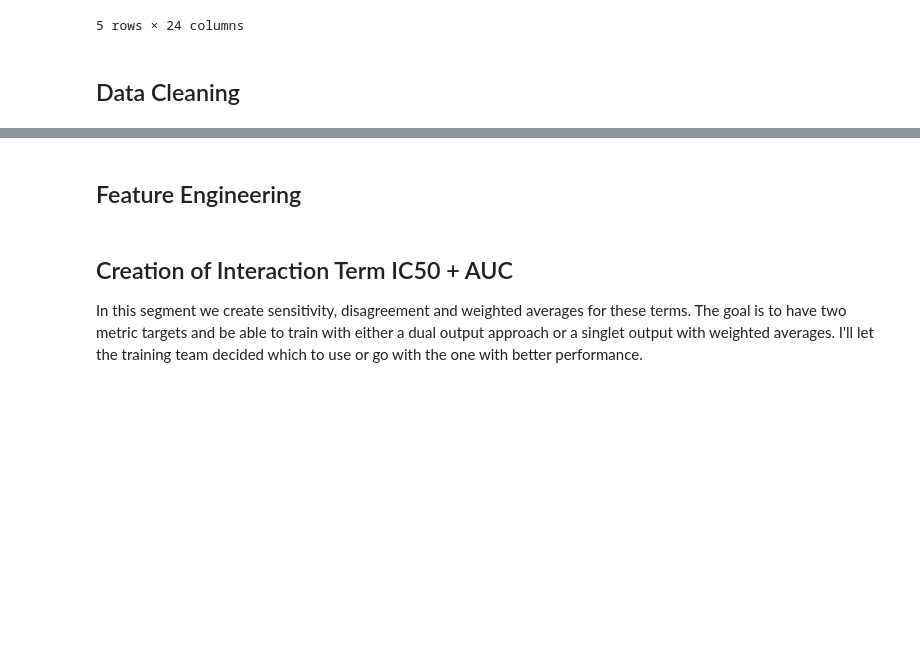
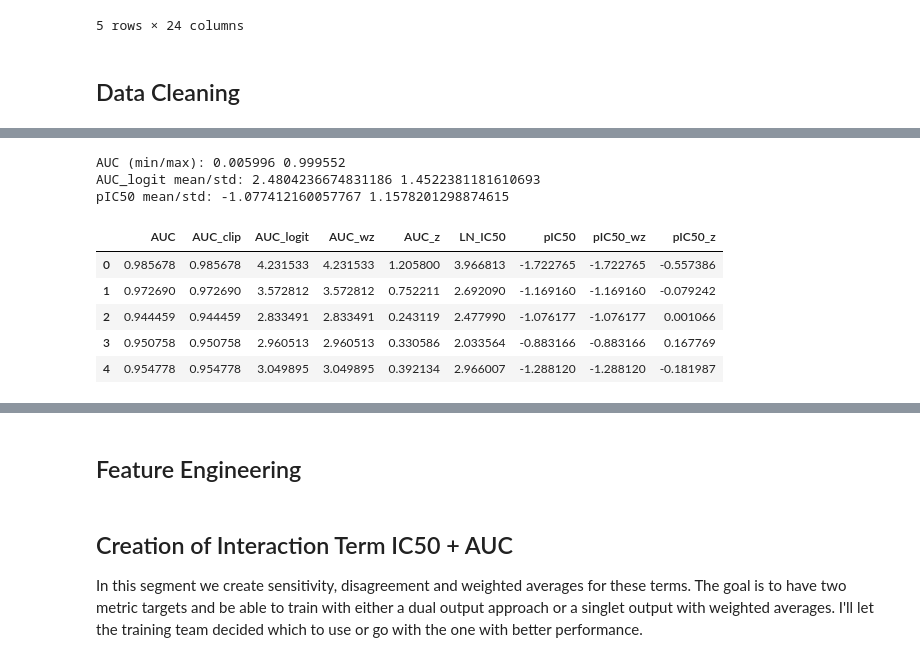
Before and after one commit to thabinhl21/pharmascopex, a Jupyter notebook: FeatureEngineering.ipynb, the cells around one changed output, grey strips where cells are left out. Saved outputs shown, nothing was run; the diff lists cells and outputs as text; code cells hidden in the pictures; blank space fills up the shorter version.

```diff
--- a/FeatureEngineering.ipynb
+++ b/FeatureEngineering.ipynb
@@ -26,0 +97,70 @@ gdsc_merged.head(5)
+# %%
+# get rid of bad values, make sure everything is numeric
+df_clean["AUC"] = pd.to_numeric(df_clean["AUC"], errors="coerce")
+df_clean["LN_IC50"] = pd.to_numeric(df_clean["LN_IC50"], errors="coerce")
+df_clean = df_clean.dropna(subset=["AUC", "LN_IC50"]).copy()
+# %%
+import numpy as np
+
+# params
+eps = 1e-6
+w = 1.0
+
+
+#AUC: clip → logit → winsorize → z-score
+
+
+#clip to (0,1) so logit is defined
+df_clean["AUC_clip"] = np.clip(df_clean["AUC"].astype(float), eps, 1 - eps)
+
+#logit for linearity
+df_clean["AUC_logit"] = np.log(df_clean["AUC_clip"] / (1.0 - df_clean["AUC_clip"]))
+
+#winsorize for extreme tails
+l, h = np.nanpercentile(df_clean["AUC_logit"], [w, 100 - w])
+df_clean["AUC_wz"] = df_clean["AUC_logit"].clip(l, h)
+
+#standardize (z-score)
+meanAUC = df_clean["AUC_logit"].mean()
+stdAUC = df_clean["AUC_logit"].std(ddof=0)
+df_clean["AUC_z"] = (df_clean["AUC_logit"] - meanAUC) / (stdAUC if stdAUC != 0 else 1.0)
+
+#IC50: LN_IC50 → pIC50 → winsorize → z-score
+
+
+#natural-log IC50 to pIC50 (−log10 IC50)
+df_clean["pIC50"] = -df_clean["LN_IC50"].astype(float) / np.log(10.0)
+
+#winsorize pIC50 to reduce outlier extremes
+l2, h2 = np.nanpercentile(df_clean["pIC50"], [w, 100 - w])
+df_clean["pIC50_wz"] = df_clean["pIC50"].clip(l2, h2)
+
+#standardize
+pic_mu = df_clean["pIC50"].mean()
+pic_sd = df_clean["pIC50"].std(ddof=0)
+df_clean["pIC50_z"] = (df_clean["pIC50"] - pic_mu) / (pic_sd if pic_sd != 0 else 1.0)
+
+# ICI50 to original units, then also the log
+df_clean["IC50_raw_value"] = np.exp(df_clean["LN_IC50"])
+
+# no 0 division
+df_clean["AUC_IC50_ratio"] = (
+    df_clean["AUC"] / df_clean["LN_IC50"].replace(0, np.nan)
+).replace([np.inf, -np.inf], np.nan)
+
+print("AUC (min/max):", float(df_clean["AUC"].min()), float(df_clean["AUC"].max()))
+print("AUC_logit mean/std:", float(df_clean["AUC_logit"].mean()), float(df_clean["AUC_logit"].std(ddof=0)))
+print("pIC50 mean/std:", float(df_clean["pIC50"].mean()), float(df_clean["pIC50"].std(ddof=0)))
+
+df_clean[["AUC","AUC_clip","AUC_logit","AUC_wz","AUC_z",
+          "LN_IC50","pIC50","pIC50_wz","pIC50_z"]].head()
+# %% [output]
+AUC (min/max): 0.005996 0.999552
+AUC_logit mean/std: 2.4804236674831186 1.4522381181610693
+pIC50 mean/std: -1.077412160057767 1.1578201298874615
+|  | AUC | AUC_clip | AUC_logit | AUC_wz | AUC_z | LN_IC50 | pIC50 | pIC50_wz | pIC50_z |
+| 0 | 0.985678 | 0.985678 | 4.231533 | 4.231533 | 1.205800 | 3.966813 | -1.722765 | -1.722765 | -0.557386 |
+| 1 | 0.972690 | 0.972690 | 3.572812 | 3.572812 | 0.752211 | 2.692090 | -1.169160 | -1.169160 | -0.079242 |
+| 2 | 0.944459 | 0.944459 | 2.833491 | 2.833491 | 0.243119 | 2.477990 | -1.076177 | -1.076177 | 0.001066 |
+| 3 | 0.950758 | 0.950758 | 2.960513 | 2.960513 | 0.330586 | 2.033564 | -0.883166 | -0.883166 | 0.167769 |
+| 4 | 0.954778 | 0.954778 | 3.049895 | 3.049895 | 0.392134 | 2.966007 | -1.288120 | -1.288120 | -0.181987 |
```
Also changed, not shown: parts of 5 cells of this notebook.
